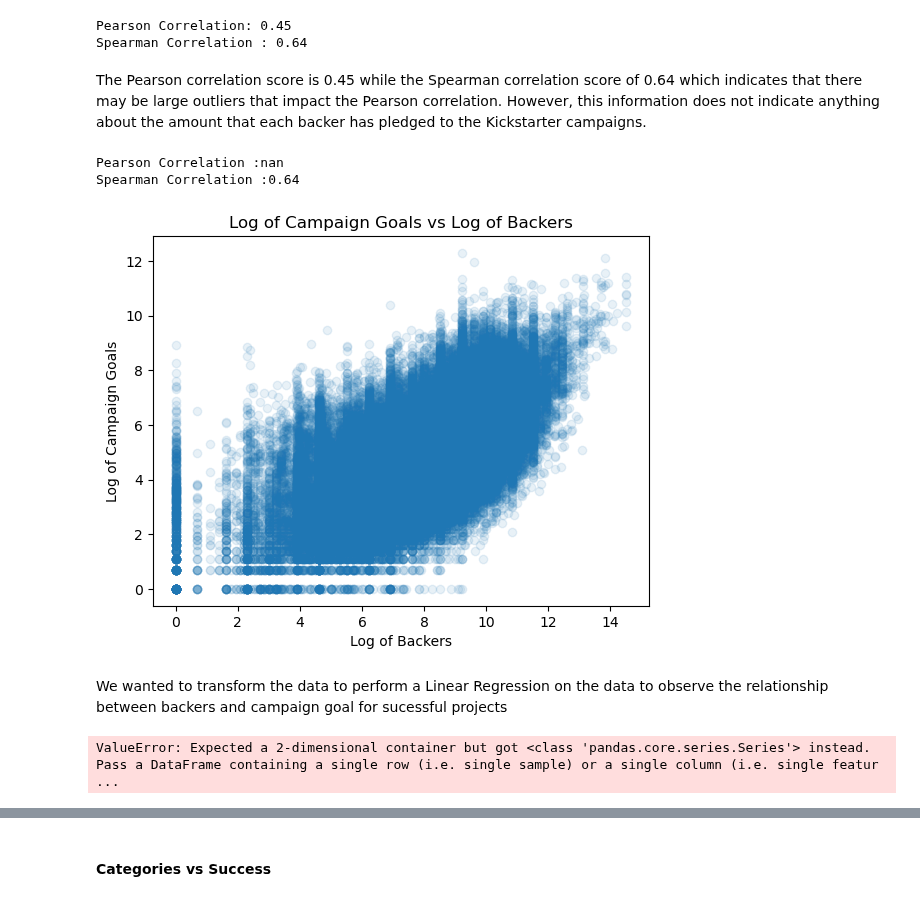
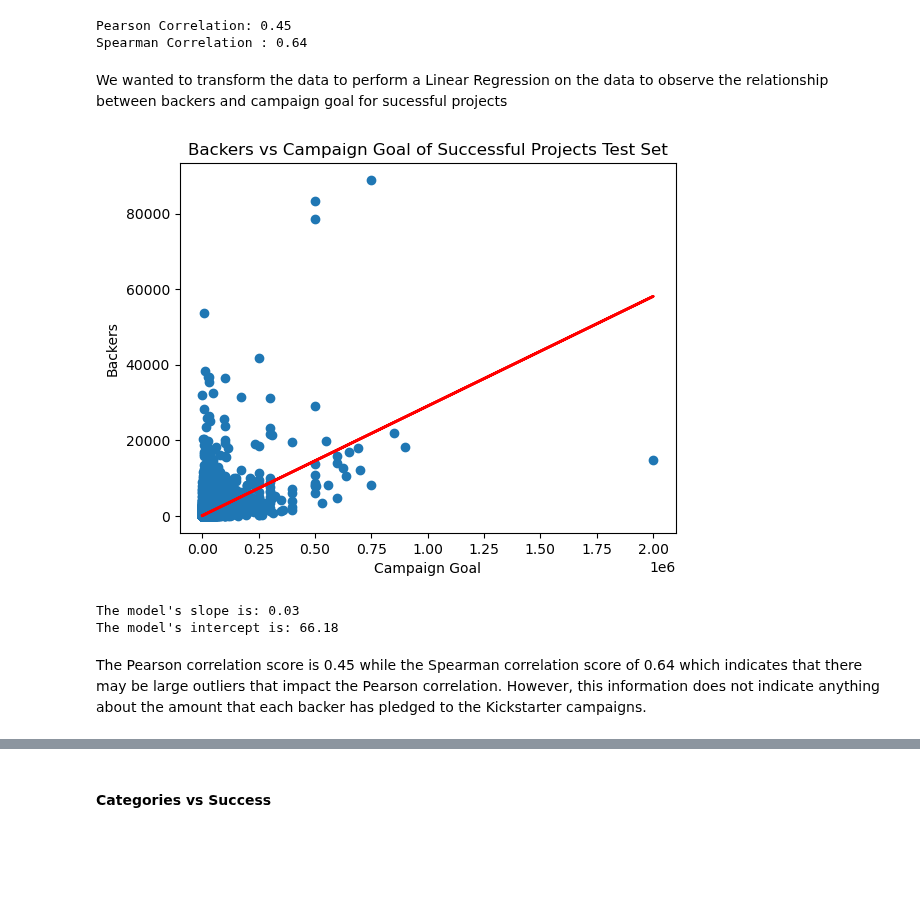
Before and after one commit to catherine-fang-git/kickstarter_project_success_info2950, a Jupyter notebook: INFO2950_Phase2.ipynb, the cells around one changed output, grey strips where cells are left out. Cells and saved outputs as stored; diff of their text form; code cells hidden in the pictures; blank space fills up the shorter version.

Commit message:
Added test train to regression

```diff
--- a/INFO2950_Phase2.ipynb
+++ b/INFO2950_Phase2.ipynb
@@ -250,34 +250,31 @@ print(f"Spearman Correlation : {np.round(backers_goal_sscore, 2)}")
 # %% [output]
 Pearson Correlation: 0.45
 Spearman Correlation : 0.64
+# %% [markdown]
+We wanted to transform the data to perform a Linear Regression on the data to observe the relationship between backers and campaign goal for sucessful projects
+# %%
+X = success_proj[["GOAL_IN_USD"]]
+y = success_proj["BACKERS_COUNT"]
+
+X_train, X_test, y_train, y_test = train_test_split(X, y, test_size=0.2, random_state=0)
+model = LinearRegression()
+model.fit(X_train, y_train)
+y_pred = model.predict(X_test)
+
+plt.scatter(X_test, y_test)
+plt.plot(X_test, y_pred, color='red', linewidth=2)
+plt.xlabel("Campaign Goal")
+plt.ylabel("Backers")
+plt.title("Backers vs Campaign Goal of Successful Projects Test Set")
+plt.show()
+
+slope = np.round(model.coef_[0], 2)
+print(f"The model's slope is: {slope}")
+intercept = np.round(model.intercept_, 2)
+print(f"The model's intercept is: {intercept}")
+# %% [output]
+[figure, added]
+The model's slope is: 0.03
+The model's intercept is: 66.18
 # %% [markdown]
 The Pearson correlation score is 0.45 while the Spearman correlation score of 0.64 which indicates that there may be large outliers that impact the Pearson correlation. However, this information does not indicate anything about the amount that each backer has pledged to the Kickstarter campaigns.
-# %%
-plt.scatter(np.log(success_proj.GOAL_IN_USD), np.log(success_proj.BACKERS_COUNT),
-            alpha = 0.1)
-plt.xlabel("Log of Backers")
-plt.ylabel("Log of Campaign Goals")
-plt.title("Log of Campaign Goals vs Log of Backers")
-log_pscore = np.log(success_proj["GOAL_IN_USD"]).corr(np.log(success_proj["BACKERS_COUNT"]),
-                                                       method = "pearson")
-log_sscore = np.log(success_proj["GOAL_IN_USD"]).corr(np.log(success_proj["BACKERS_COUNT"]),
-                                                       method = "spearman")
-print(f"Pearson Correlation :{np.round(log_pscore, 2)}")
-print(f"Spearman Correlation :{np.round(log_sscore, 2)}")
-# %% [output]
-Pearson Correlation :nan
-Spearman Correlation :0.64
-[figure, removed]
-# %% [markdown]
-We wanted to transform the data to perform a Linear Regression on the data to observe the relationship between backers and campaign goal for sucessful projects
-# %%
-X = np.log(success_proj["GOAL_IN_USD"])
-y = np.log(success_proj["BACKERS_COUNT"])
-model = LinearRegression().fit(X,y)
-
-slope = np.round(model.coef_[0][0], 2)
-print(f"The model's slope is: {slope}")
-intercept = np.round(model.intercept_[0], 2)
-print(f"The model's intercept is: {intercept}")
-# %% [output]
-ValueError: Expected a 2-dimensional container but got <class 'pandas.core.series.Series'> instead. Pass a DataFrame containing a single row (i.e. single sample) or a single column (i.e. single featur ...
```
Also changed, not shown: parts of 1 cell of this notebook.
